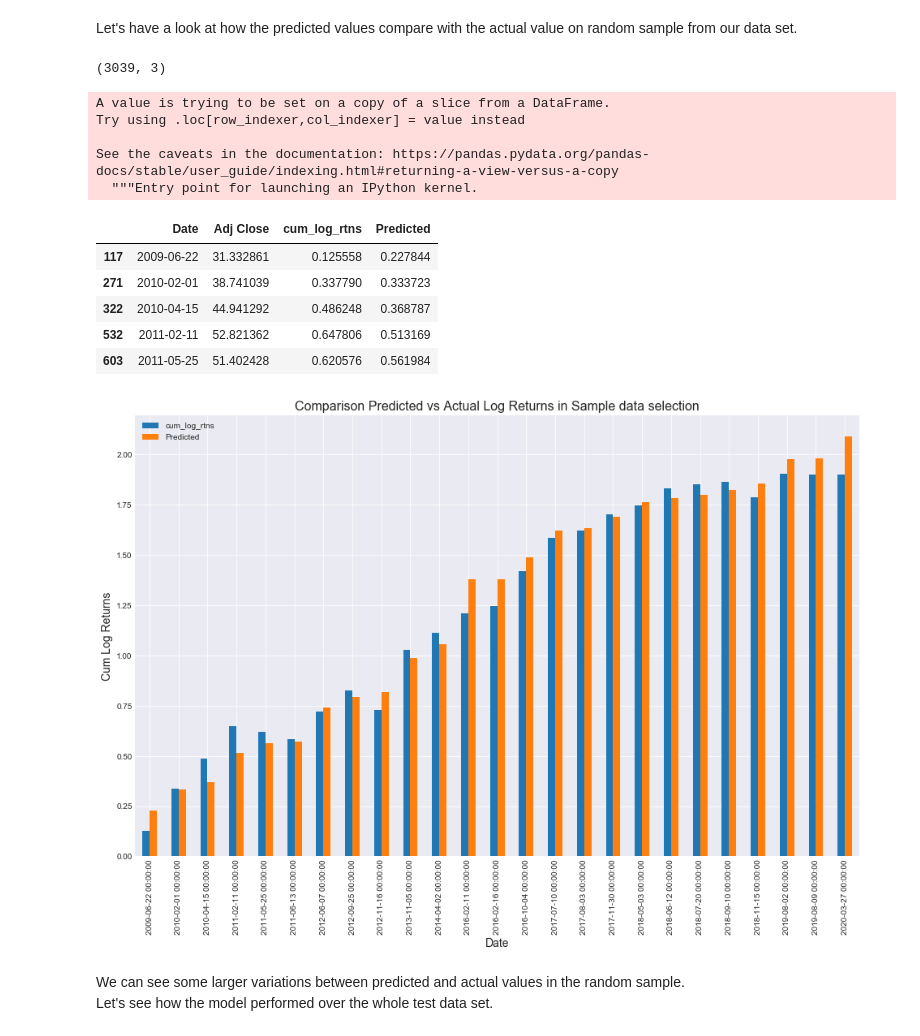
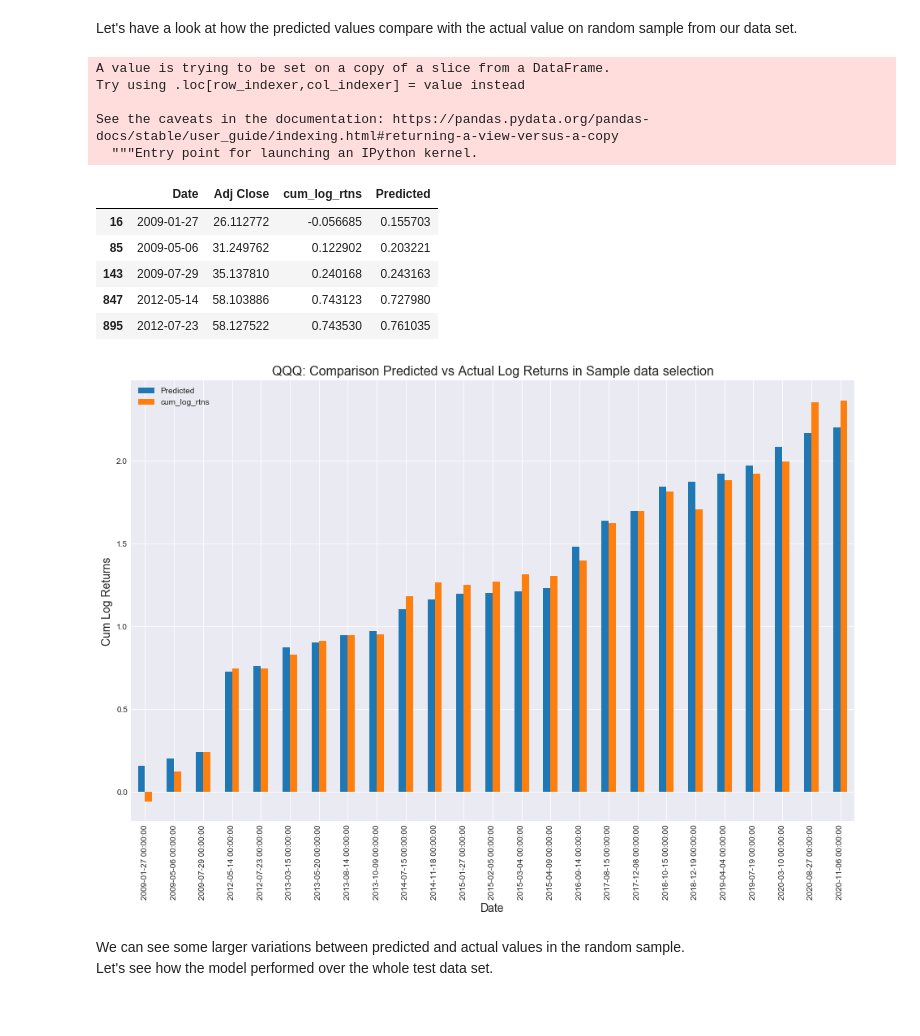
Before and after one commit to bestep50/Predicting-Stock-Prices-with-Linear-Regression, a Jupyter notebook: Predicting QQQ with Linear Regression.ipynb, the cells around one changed output. Drawn from its saved outputs; the diff is of its cells as text; code cells hidden in the pictures.

Commit message:
cleaned up comments and added ability to swap ticker

```diff
--- a/Predicting QQQ with Linear Regression.ipynb
+++ b/Predicting QQQ with Linear Regression.ipynb
@@ -24,10 +24,11 @@ plt.rc('lines', markersize=4)
 # Set start and end date for stock prices
 start_date = '2009-01-01'
 end_date = datetime.date.today()
-# Load data from yfinance
-data = yfinance.download('QQQ', start=start_date, end=end_date)
+# Set ticker and load data from yfinance
+ticker = 'QQQ'
+data = yfinance.download(ticker, start=start_date, end=end_date)
 # Save data to CSV file
-data.to_csv('data/qqq_stock.csv')
+data.to_csv('data/' + ticker + '.csv')
 # %% [output]
 [*********************100%***********************]  1 of 1 completed
 # %%
@@ -261,12 +263,10 @@ y_pred = model.predict(X_test)
 Let's have a look at how the predicted values compare with the actual value on random sample from our data set.
 # %%
 # Get number of rows in data set for random sample
-df.shape
+num_rows = df.shape[0]
-# %% [output]
-(3039, 3)
 # %%
 # Generate 25 random numbers
-randints = np.random.randint(3031, size=25)
+randints = np.random.randint(num_rows, size=25)
 
 # Select row numbers == random numbers
 df_sample = df[df.index.isin(randints)]
@@ -282,31 +282,31 @@ See the caveats in the documentation: https://pandas.pydata.org/pandas-docs/stab
 df_sample.head()
 # %% [output]
 |  | Date | Adj Close | cum_log_rtns | Predicted |
-| 117 | 2009-06-22 | 31.332861 | 0.125558 | 0.227844 |
-| 271 | 2010-02-01 | 38.741039 | 0.337790 | 0.333723 |
-| 322 | 2010-04-15 | 44.941292 | 0.486248 | 0.368787 |
-| 532 | 2011-02-11 | 52.821362 | 0.647806 | 0.513169 |
-| 603 | 2011-05-25 | 51.402428 | 0.620576 | 0.561984 |
+| 16 | 2009-01-27 | 26.112772 | -0.056685 | 0.155703 |
+| 85 | 2009-05-06 | 31.249762 | 0.122902 | 0.203221 |
+| 143 | 2009-07-29 | 35.137810 | 0.240168 | 0.243163 |
+| 847 | 2012-05-14 | 58.103886 | 0.743123 | 0.727980 |
+| 895 | 2012-07-23 | 58.127522 | 0.743530 | 0.761035 |
 # %%
 # Create subplots to plot graph and control axes
 fig, ax = plt.subplots()
-df_sample.plot(x='Date', y=['cum_log_rtns', 'Predicted'], kind='bar', ax=ax)
+df_sample.plot(x='Date', y=['Predicted', 'cum_log_rtns'], kind='bar', ax=ax)
 
 # Set figure title
-plt.title('Comparison Predicted vs Actual Log Returns in Sample data selection', fontsize=16)
+plt.title(ticker + ': Comparison Predicted vs Actual Log Returns in Sample data selection', fontsize=16)
 
 #
 
 # Set x label
 plt.xlabel('Date', fontsize=14)
 
 # Set y label
 plt.ylabel('Cum Log Returns', fontsize=14)
 
 # Show plot
 plt.show()
 # %% [output]
-[figure, old version]
+[figure, new version]
 # %% [markdown]
 We can see some larger variations between predicted and actual values in the random sample.
 Let's see how the model performed over the whole test data set.
```
Also changed, not shown: parts of 19 cells of this notebook, 4 other files.
